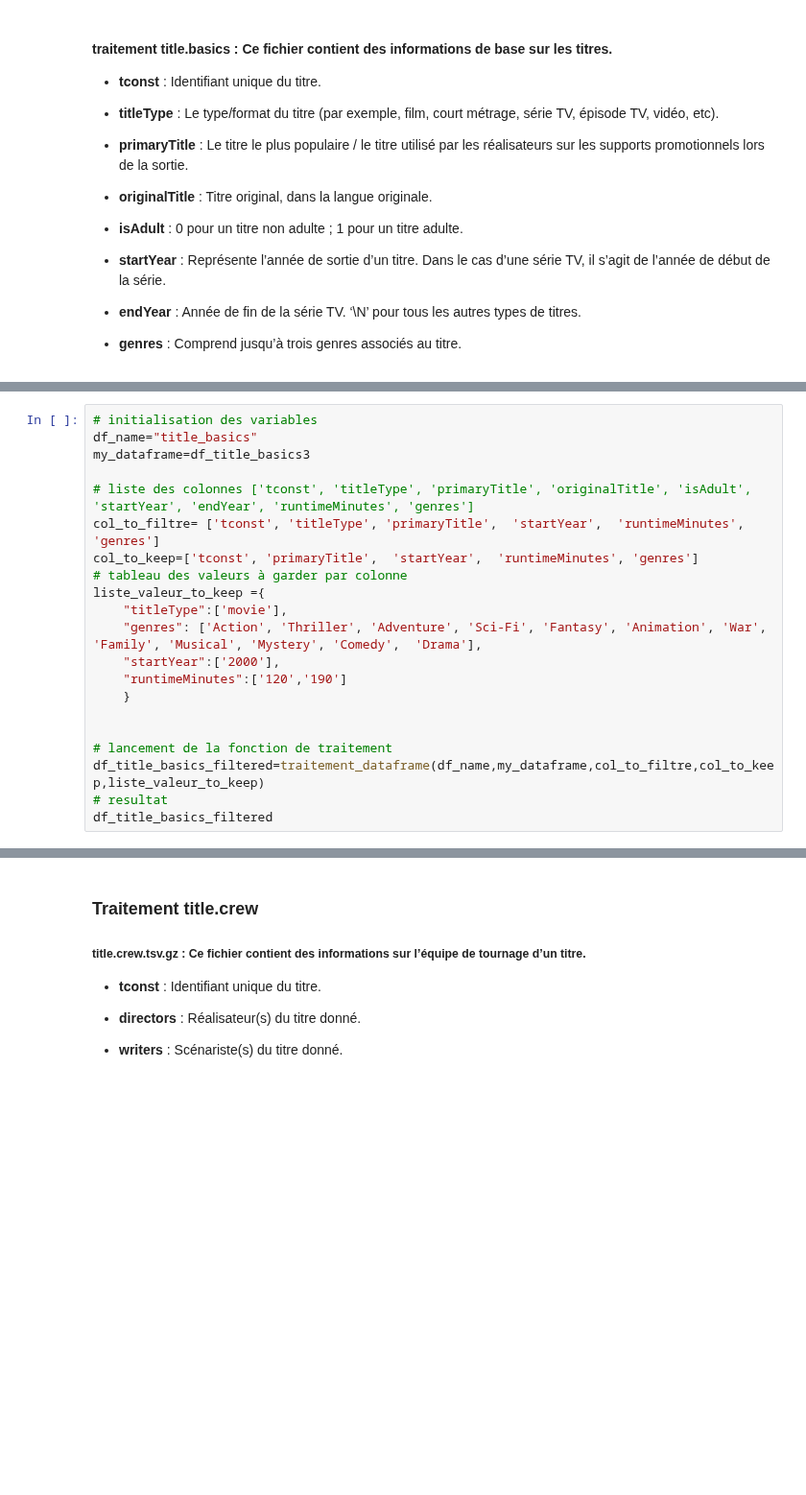
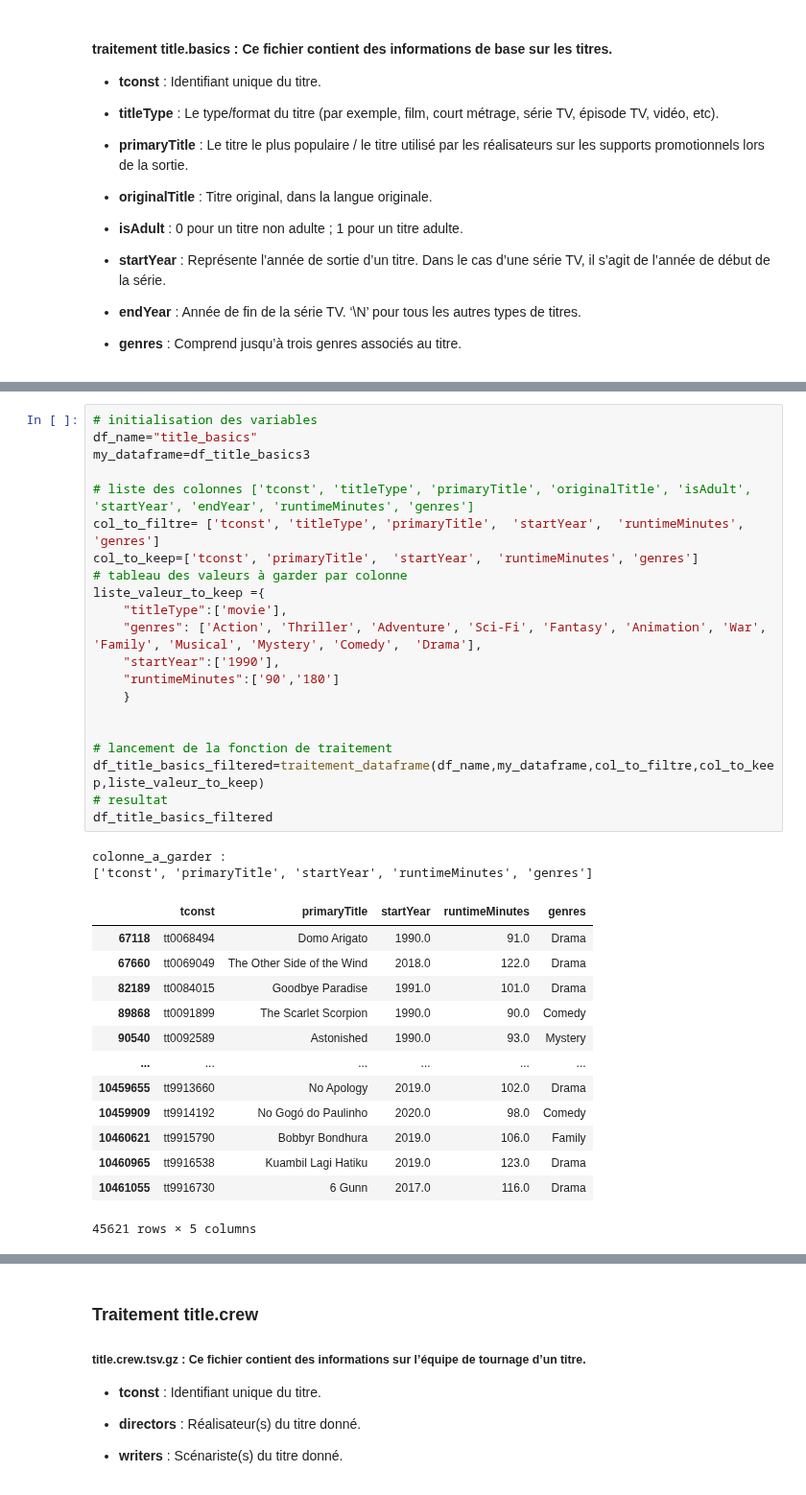
Before and after one commit to bigmoletos/WildCodeSchool_formation_IA_nov2023, a Jupyter notebook: Projets/Projet2_NetFlix/recommandation_films.ipynb, the cells around one changed output, grey strips where cells are left out. Shown at 96% size. Saved outputs shown, nothing was run; the diff lists cells and outputs as text; blank space fills up the shorter version.

```diff
--- a/Projets/Projet2_NetFlix/recommandation_films.ipynb
+++ b/Projets/Projet2_NetFlix/recommandation_films.ipynb
@@ -783,21 +657,37 @@ liste_noms_df
 # %%
 # initialisation des variables
 df_name="title_basics"
 my_dataframe=df_title_basics3
 
 # liste des colonnes ['tconst', 'titleType', 'primaryTitle', 'originalTitle', 'isAdult', 'startYear', 'endYear', 'runtimeMinutes', 'genres']
 col_to_filtre= ['tconst', 'titleType', 'primaryTitle',  'startYear',  'runtimeMinutes', 'genres']
 col_to_keep=['tconst', 'primaryTitle',  'startYear',  'runtimeMinutes', 'genres']
 # tableau des valeurs à garder par colonne
 liste_valeur_to_keep ={
     "titleType":['movie'],
     "genres": ['Action', 'Thriller', 'Adventure', 'Sci-Fi', 'Fantasy', 'Animation', 'War', 'Family', 'Musical', 'Mystery', 'Comedy',  'Drama'],
-    "startYear":['2000'],
-    "runtimeMinutes":['120','190']
+    "startYear":['1990'],
+    "runtimeMinutes":['90','180']
     }
 
 
 # lancement de la fonction de traitement
 df_title_basics_filtered=traitement_dataframe(df_name,my_dataframe,col_to_filtre,col_to_keep,liste_valeur_to_keep)
 # resultat
 df_title_basics_filtered
+# %% [output]
+colonne_a_garder :
+['tconst', 'primaryTitle', 'startYear', 'runtimeMinutes', 'genres']
+|  | tconst | primaryTitle | startYear | runtimeMinutes | genres |
+| 67118 | tt0068494 | Domo Arigato | 1990.0 | 91.0 | Drama |
+| 67660 | tt0069049 | The Other Side of the Wind | 2018.0 | 122.0 | Drama |
+| 82189 | tt0084015 | Goodbye Paradise | 1991.0 | 101.0 | Drama |
+| 89868 | tt0091899 | The Scarlet Scorpion | 1990.0 | 90.0 | Comedy |
+| 90540 | tt0092589 | Astonished | 1990.0 | 93.0 | Mystery |
+| ... | ... | ... | ... | ... | ... |
+| 10459655 | tt9913660 | No Apology | 2019.0 | 102.0 | Drama |
+| 10459909 | tt9914192 | No Gogó do Paulinho | 2020.0 | 98.0 | Comedy |
+| 10460621 | tt9915790 | Bobbyr Bondhura | 2019.0 | 106.0 | Family |
+| 10460965 | tt9916538 | Kuambil Lagi Hatiku | 2019.0 | 123.0 | Drama |
+| 10461055 | tt9916730 | 6 Gunn | 2017.0 | 116.0 | Drama |
+45621 rows × 5 columns
```
Also changed, not shown: parts of 78 cells of this notebook.
